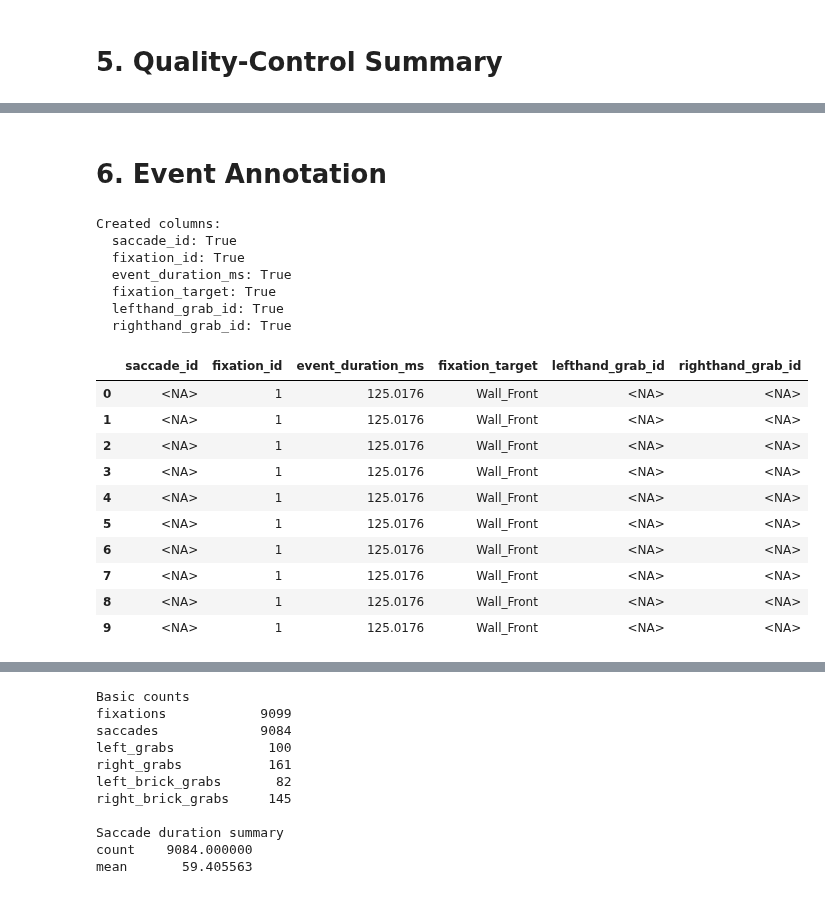
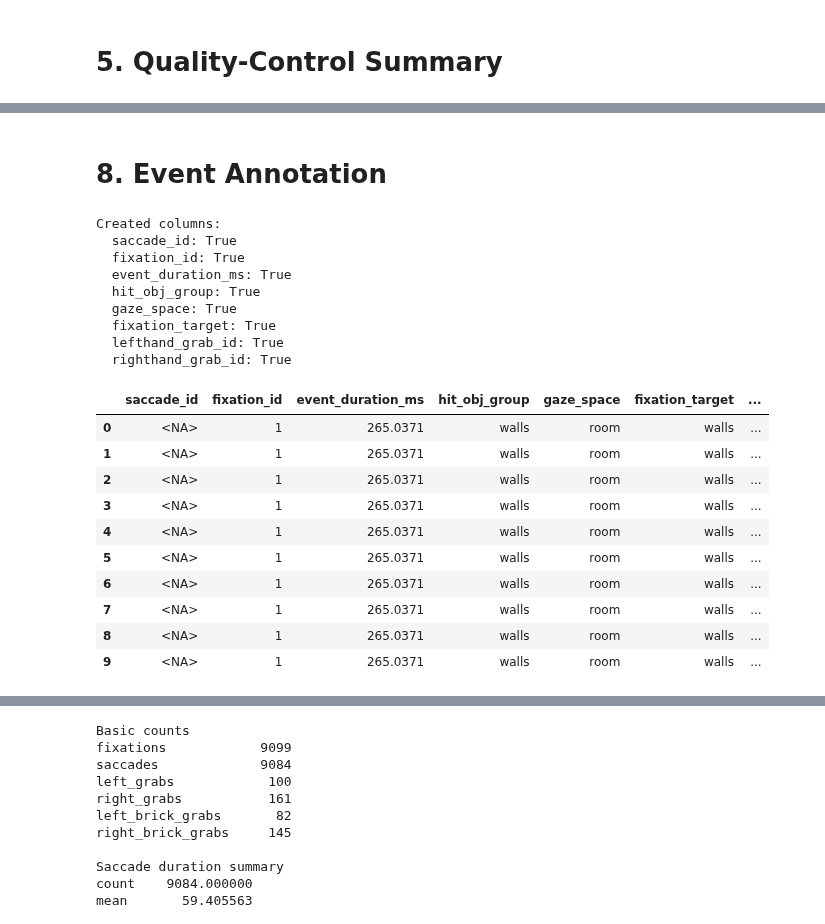
Before and after one commit to JohnMadrid/lego-vr-analysis, a Jupyter notebook: eye-classification/notebooks/lego_merged_data_analysis.ipynb, the cells around one changed output, grey strips where cells are left out. Saved outputs shown, nothing was run; the diff lists cells and outputs as text; code cells hidden in the pictures.

Commit message:
ADD practice notebook for all participants

```diff
--- a/eye-classification/notebooks/lego_merged_data_analysis.ipynb
+++ b/eye-classification/notebooks/lego_merged_data_analysis.ipynb
@@ -39,7 +41,7 @@ except ImportError:
     plt.style.use("default")
 
 DATA_DIR = Path("../data/merged")
-PARTICIPANT_ID = "001"
+PARTICIPANT_ID = "010"
 
 FILE_PATH = DATA_DIR / f"{PARTICIPANT_ID}_synced.csv"
 
@@ -53,6 +55,7 @@ REQUIRED_COLUMNS = [
     "angular_velocity",
     "mad_threshold",
     "hit_obj_name",
+    "object_position_z",
     "LeftHand_grabbed_name",
     "RightHand_grabbed_name",
 ]
@@ -328,5 +552,5 @@ qc_summary.head(20)
 # %% [markdown]
-# 6. Event Annotation
+# 8. Event Annotation
 # %%
 def add_saccade_fixation_ids(
     df,
@@ -402,12 +626,12 @@ def add_saccade_fixation_ids(
 def add_fixation_target(
     df,
     fixation_col="fixation_id",
-    hit_col="hit_obj_name",
+    hit_col="hit_obj_group",
     target_col="fixation_target",
     group_cols=None,
 ):
     """
-    Add fixation_target as the most frequent hit_obj_name within each fixation.
+    Add a fixation-level target as the most frequent value of hit_col within each fixation.
     Ties are resolved by first appearance within the fixation.
     """
     out = df.copy()
@@ -473,44 +697,48 @@ def add_grabbed_item_ids(
         out[grab_id_col] = out[grab_id_col].astype("Int64")
 
     return out.sort_values("index").drop(columns="index").reset_index(drop=True)
 
 
 df = add_saccade_fixation_ids(df)
 df = add_fixation_target(df, group_cols=[*GROUP_COLS, "fixation_id"])
 df = add_grabbed_item_ids(df)
 
 created_cols = [
     "saccade_id",
     "fixation_id",
     "event_duration_ms",
+    "hit_obj_group",
+    "gaze_space",
     "fixation_target",
     "lefthand_grab_id",
     "righthand_grab_id",
 ]
 print("Created columns:")
 for col in created_cols:
     print(f"  {col}: {col in df.columns}")
 
 df[created_cols].head(10)
 # %% [output]
 Created columns:
   saccade_id: True
   fixation_id: True
   event_duration_ms: True
+  hit_obj_group: True
+  gaze_space: True
   fixation_target: True
   lefthand_grab_id: True
   righthand_grab_id: True
-|  | saccade_id | fixation_id | event_duration_ms | fixation_target | lefthand_grab_id | righthand_grab_id |
-| 0 | <NA> | 1 | 125.0176 | Wall_Front | <NA> | <NA> |
-| 1 | <NA> | 1 | 125.0176 | Wall_Front | <NA> | <NA> |
-| 2 | <NA> | 1 | 125.0176 | Wall_Front | <NA> | <NA> |
-| 3 | <NA> | 1 | 125.0176 | Wall_Front | <NA> | <NA> |
-| 4 | <NA> | 1 | 125.0176 | Wall_Front | <NA> | <NA> |
-| 5 | <NA> | 1 | 125.0176 | Wall_Front | <NA> | <NA> |
-| 6 | <NA> | 1 | 125.0176 | Wall_Front | <NA> | <NA> |
-| 7 | <NA> | 1 | 125.0176 | Wall_Front | <NA> | <NA> |
-| 8 | <NA> | 1 | 125.0176 | Wall_Front | <NA> | <NA> |
-| 9 | <NA> | 1 | 125.0176 | Wall_Front | <NA> | <NA> |
+|  | saccade_id | fixation_id | event_duration_ms | hit_obj_group | gaze_space | fixation_target | ... |
+| 0 | <NA> | 1 | 265.0371 | walls | room | walls | ... |
+| 1 | <NA> | 1 | 265.0371 | walls | room | walls | ... |
+| 2 | <NA> | 1 | 265.0371 | walls | room | walls | ... |
+| 3 | <NA> | 1 | 265.0371 | walls | room | walls | ... |
+| 4 | <NA> | 1 | 265.0371 | walls | room | walls | ... |
+| 5 | <NA> | 1 | 265.0371 | walls | room | walls | ... |
+| 6 | <NA> | 1 | 265.0371 | walls | room | walls | ... |
+| 7 | <NA> | 1 | 265.0371 | walls | room | walls | ... |
+| 8 | <NA> | 1 | 265.0371 | walls | room | walls | ... |
+| 9 | <NA> | 1 | 265.0371 | walls | room | walls | ... |
 # %%
 df
 # %% [output]
```
Also changed, not shown: parts of 25 cells of this notebook, 8 other files.
